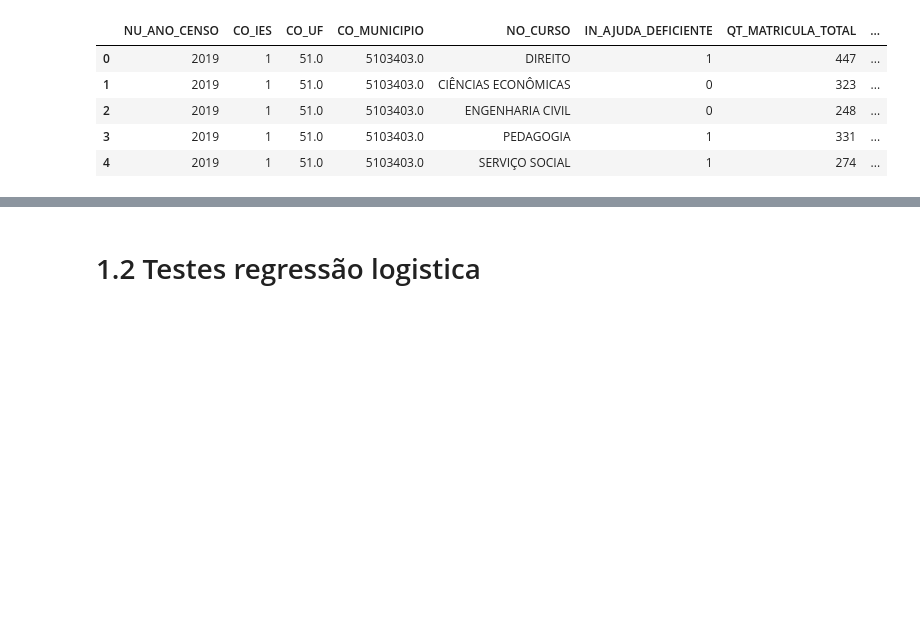
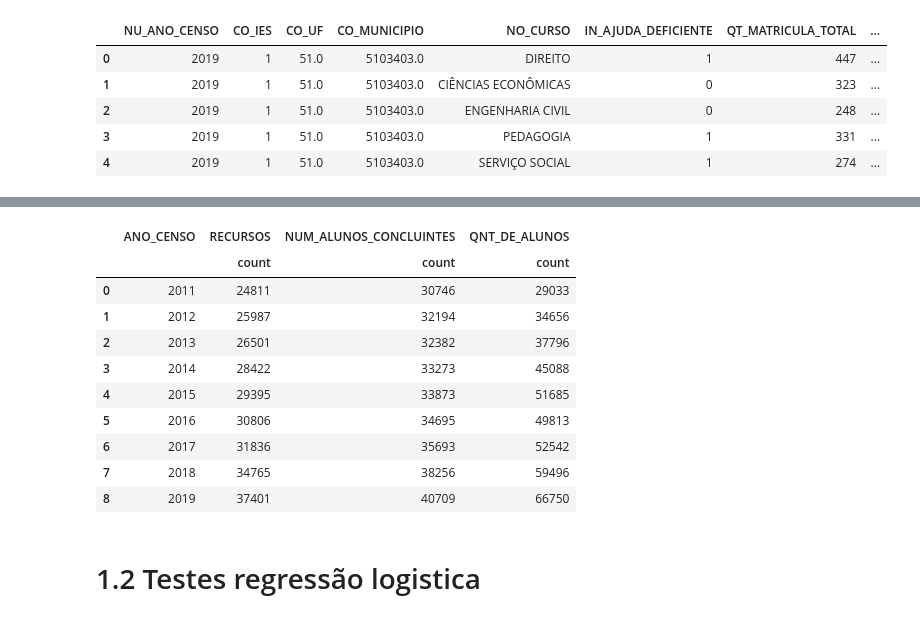
Before and after one commit to roxacarv/edulearn, a Jupyter notebook: Regressão_logistica_e_polinomial.ipynb, the cells around one changed output, grey strips where cells are left out. Cells and saved outputs as stored; diff of their text form; code cells hidden in the pictures; blank space fills up the shorter version.

```diff
--- a/Regressão_logistica_e_polinomial.ipynb
+++ b/Regressão_logistica_e_polinomial.ipynb
@@ -76,0 +578,22 @@ df_alunos_anos
+# %%
+#Renomeando as colunas
+df_curso_2011 = df_curso_2011.rename(columns={
+    'NU_ANO_CENSO':'ANO_CENSO',
+    'TP_SITUACAO':'SITUACAO',
+    'IN_AJUDA_DEFICIENTE':'ACESSIBILIDADE_DEFICIENTE',
+    'IN_MATERIAL_DIGITAL':'MATERIAL_DIGITAL',
+    'IN_MATERIAL_AMPLIADO':'MATERIAL_AMPLIADO',
+    'IN_MATERIAL_TATIL':'MATERIAL_TATIL',
+    'IN_MATERIAL_IMPRESSO':'MATERIAL_IMPRESSO',
+    'IN_MATERIAL_AUDIO':'MATERIAL_AUDIO',
+    'IN_MATERIAL_BRAILLE':'MATERIAL_BRAILLE',
+    'IN_MATERIAL_LIBRAS':'MATERIAL_LIBRAS',
+    'IN_DISCIPLINA_LIBRAS':'DISCIPLINA_LIBRAS',
+    'IN_TRADUTOR_LIBRAS':'TRADUTOR_LIBRAS',
+    'IN_GUIA_INTERPRETE':'GUIA_INTERPRETE',
+    'IN_RECURSOS_COMUNICACAO':'RECURSOS_COMUNICACAO',
+    'IN_RECURSOS_INFORMATICA':'RECURSOS_INFORMATICA',
+    'QT_MATRICULA_TOTAL':'NUM_ALUNOS_MATRICULADOS',
+    'QT_CONCLUINTE_TOTAL':'NUM_ALUNOS_CONCLUINTES',
+})
+df_curso_2011.head()
@@ -76,0 +607,7 @@ df_alunos_anos
+# %%
+#Calcular a quantidade de recursos de acessibilidade ofertados por cada curso
+def contar_recursos(row):
+  return row['MATERIAL_DIGITAL'] + row['MATERIAL_AMPLIADO'] + row['MATERIAL_TATIL'] + row['MATERIAL_IMPRESSO'] + row['MATERIAL_AUDIO'] + row['MATERIAL_BRAILLE'] + row['MATERIAL_LIBRAS'] + row['DISCIPLINA_LIBRAS'] + row['TRADUTOR_LIBRAS'] + row['GUIA_INTERPRETE'] + row['RECURSOS_COMUNICACAO'] + row['RECURSOS_INFORMATICA']
+
+df_curso_2011['RECURSOS'] = df_curso_2011.apply(contar_recursos, axis=1)
+df_curso_2011.head()
@@ -76,0 +621,3 @@ df_alunos_anos
+# %%
+recursos_ano_2011 = df_curso_2011[['ANO_CENSO','RECURSOS', 'NUM_ALUNOS_CONCLUINTES']].groupby('ANO_CENSO').agg(['count'])
+recursos_ano_2011
@@ -76,0 +629,3 @@ df_alunos_anos
+# %%
+recursos_e_concluintes = pd.concat([recursos_ano_2011, recursos_ano_2012, recursos_ano_2013, recursos_ano_2014, recursos_ano_2015, recursos_ano_2016, recursos_ano_2017, recursos_ano_2018, recursos_ano_2019])
+recursos_e_concluintes
@@ -77,3 +645,18 @@ df_alunos_anos
+# %%
+df_multipla = pd.merge(recursos_e_concluintes, df_alunos_anos, how = 'left', on = 'ANO_CENSO')
+df_multipla
+# %% [output]
+|  | ANO_CENSO | RECURSOS | NUM_ALUNOS_CONCLUINTES | QNT_DE_ALUNOS |
+|  |  | count | count | count |
+| 0 | 2011 | 24811 | 30746 | 29033 |
+| 1 | 2012 | 25987 | 32194 | 34656 |
+| 2 | 2013 | 26501 | 32382 | 37796 |
+| 3 | 2014 | 28422 | 33273 | 45088 |
+| 4 | 2015 | 29395 | 33873 | 51685 |
+| 5 | 2016 | 30806 | 34695 | 49813 |
+| 6 | 2017 | 31836 | 35693 | 52542 |
+| 7 | 2018 | 34765 | 38256 | 59496 |
+| 8 | 2019 | 37401 | 40709 | 66750 |
 # %% [markdown]
 # 1.2 Testes regressão logistica
 # %%
```
Also changed, not shown: parts of 52 cells of this notebook.
